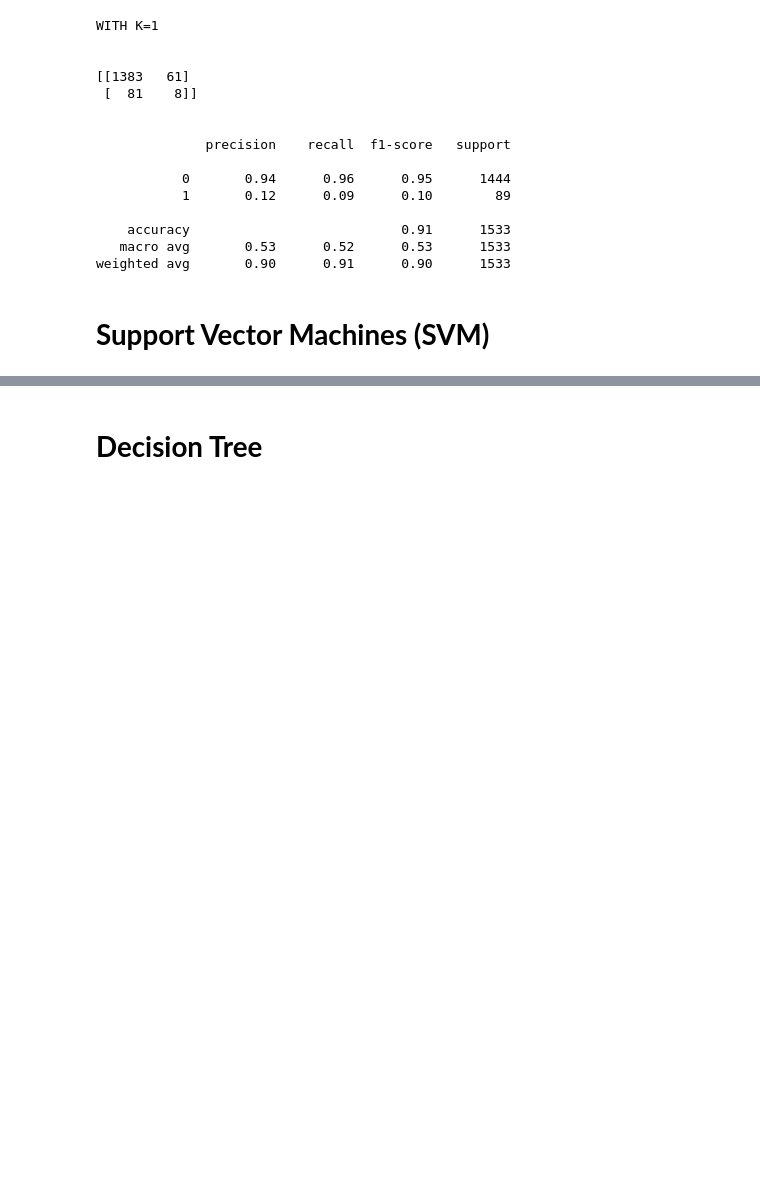
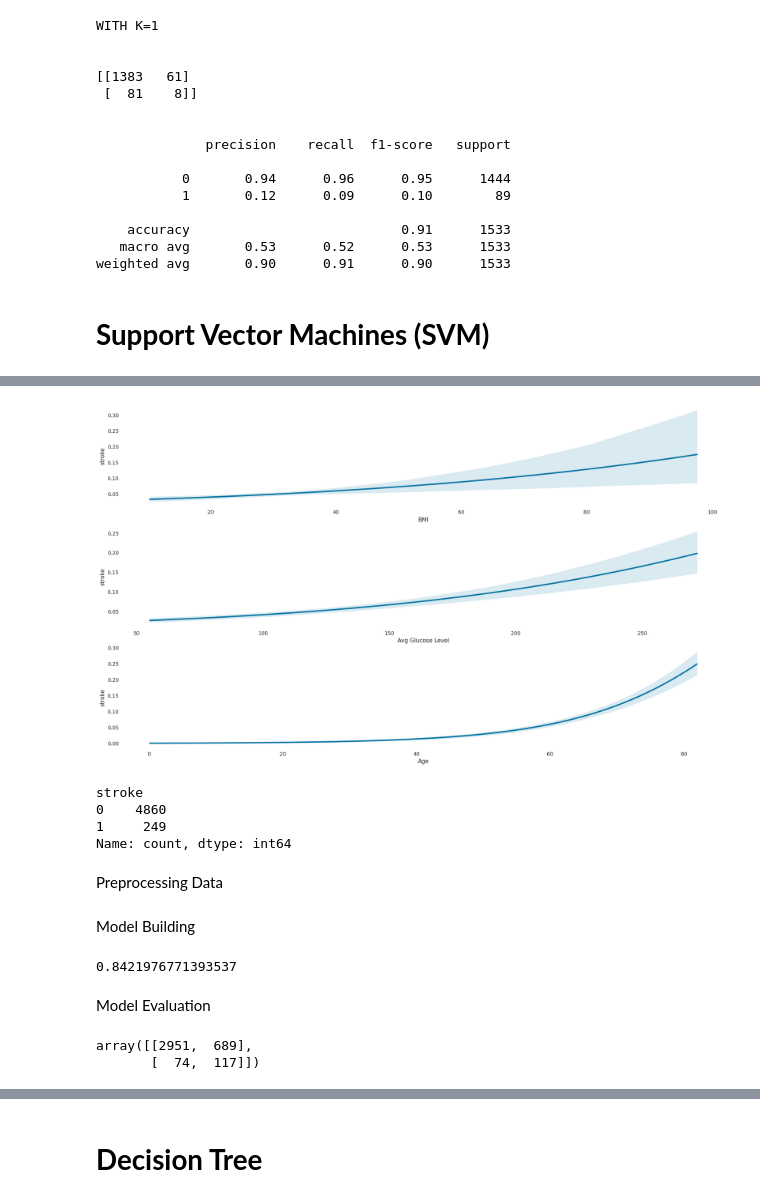
Before and after one commit to prvshkmr/prvshkmr.github.io, a Jupyter notebook: Stroke_Predication.ipynb, the cells around one changed output, grey strips where cells are left out. Saved outputs shown, nothing was run; the diff lists cells and outputs as text; code cells hidden in the pictures; blank space fills up the shorter version.

```diff
--- a/Stroke_Predication.ipynb
+++ b/Stroke_Predication.ipynb
@@ -1049,0 +1158,31 @@ weighted avg       0.90      0.91      0.90      1533
+# %%
+import warnings
+warnings.filterwarnings('ignore')
+plt.figure(figsize=(21,12));
+
+plt.subplot(3,1,1)
+sns.regplot(x=df['bmi'], y=df['stroke'], scatter=False, logistic=True, label= 'BMI');
+sns.despine(fig=None, ax=None, top=True, right=True, left=True, bottom=True, offset=None, trim=False);
+plt.xlabel('BMI');
+
+plt.subplot(3,1,2)
+sns.regplot(x=df['avg_glucose_level'], y=df['stroke'], scatter=False, logistic=True, label='Avg Glucose Level');
+sns.despine(fig=None, ax=None, top=True, right=True, left=True, bottom=True, offset=None, trim=False);
+plt.xlabel('Avg Glucose Level');
+
+plt.subplot(3,1,3)
+sns.regplot(x=df['age'], y=df['stroke'], scatter=False, logistic=True, label='Age');
+sns.despine(fig=None, ax=None, top=True, right=True, left=True, bottom=True, offset=None, trim=False);
+plt.xlabel('Age');
+# %% [output]
+[figure, added]
+# %%
+# checking imbalances in class {1: stroke, 0:no stroke}
+df['stroke'].value_counts()
+# %% [output]
+stroke
+0    4860
+1     249
+Name: count, dtype: int64
+# %% [markdown]
+Preprocessing Data
@@ -1049,0 +1197,2 @@ weighted avg       0.90      0.91      0.90      1533
+# %% [markdown]
+Model Building
@@ -1049,0 +1220,19 @@ weighted avg       0.90      0.91      0.90      1533
+# %%
+from sklearn.model_selection import train_test_split,cross_val_score
+svm_cv = cross_val_score(svm_pipeline,X_train_resh,y_train_resh,cv=10,scoring='f1')
+svm_cv.mean()
+# %% [output]
+0.8421976771393537
+# %% [markdown]
+Model Evaluation
+# %%
+from sklearn.metrics import confusion_matrix
+
+svm_pipeline.fit(X_train_resh,y_train_resh);
+svm_train_predict = svm_pipeline.predict(X_train)
+svm_pred = svm_pipeline.predict(X_test)
+svm_cm = confusion_matrix(y_train,svm_train_predict)
+svm_cm
+# %% [output]
+array([[2951,  689],
+       [  74,  117]])
```
Also changed, not shown: parts of 22 cells of this notebook.
